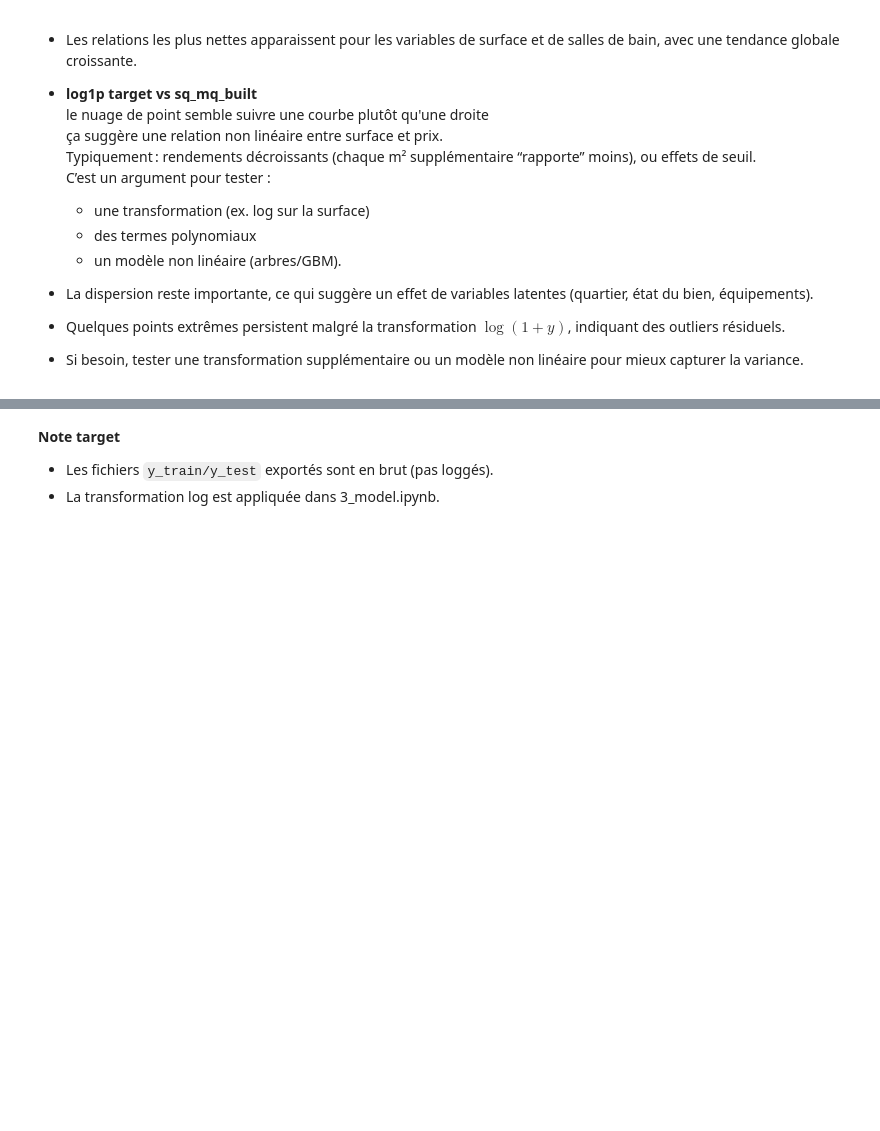
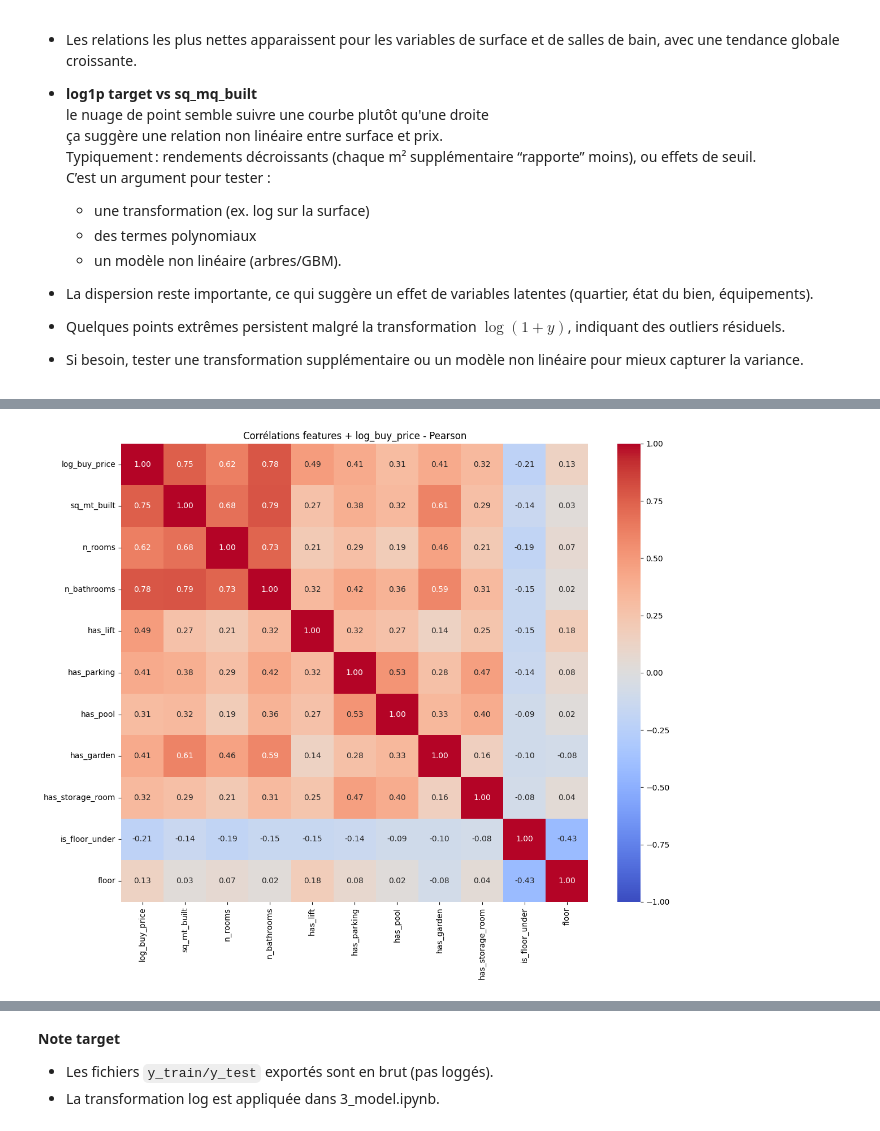
Before and after one commit to bruno-coulet/apartment-hunter, a Jupyter notebook: 2_analysis.ipynb, the cells around one changed output, grey strips where cells are left out. Drawn from its saved outputs; the diff is of its cells as text; code cells hidden in the pictures; blank space fills up the shorter version.

```diff
--- a/2_analysis.ipynb
+++ b/2_analysis.ipynb
@@ -409,0 +474,14 @@ plot_corr_heatmap(
+# %%
+corr_df = X_train_model.copy()
+corr_df["log_buy_price"] = np.log1p(y_train)
+
+# Mettre la target en première colonne
+corr_df = corr_df[["log_buy_price"] + [c for c in corr_df.columns if c != "log_buy_price"]]
+
+plot_corr_heatmap(
+    corr_df,
+    title="Corrélations features + log_buy_price - Pearson",
+    method="pearson",
+)
+# %% [output]
+[figure, added]
```
Also changed, not shown: parts of 31 cells of this notebook, 4 other files.
